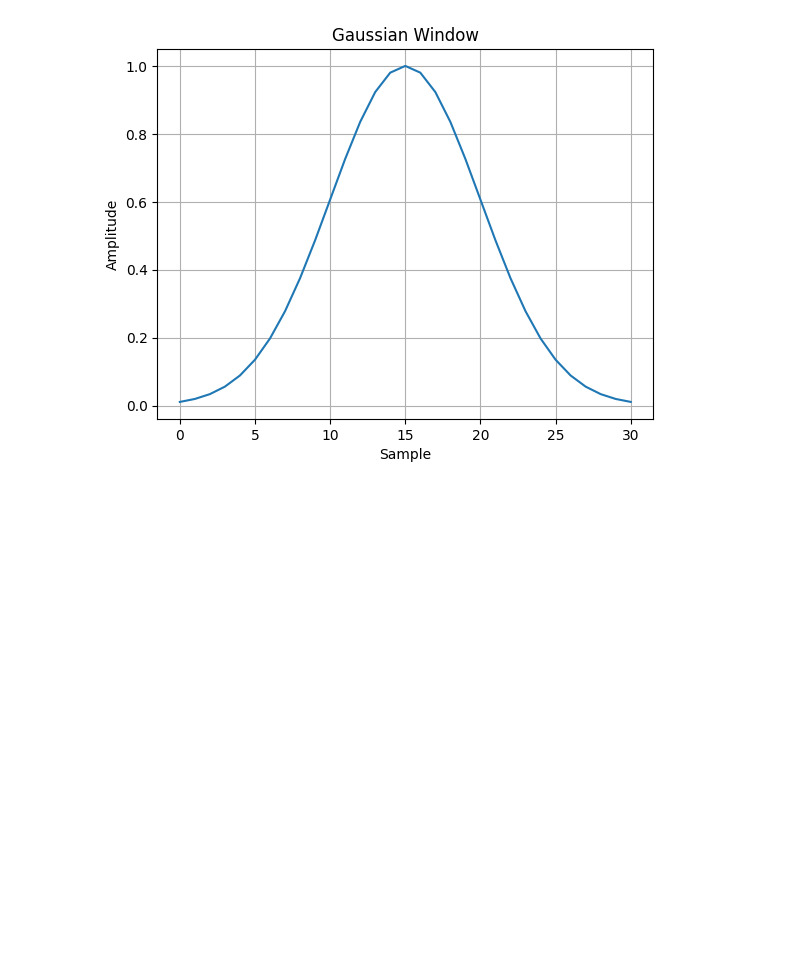
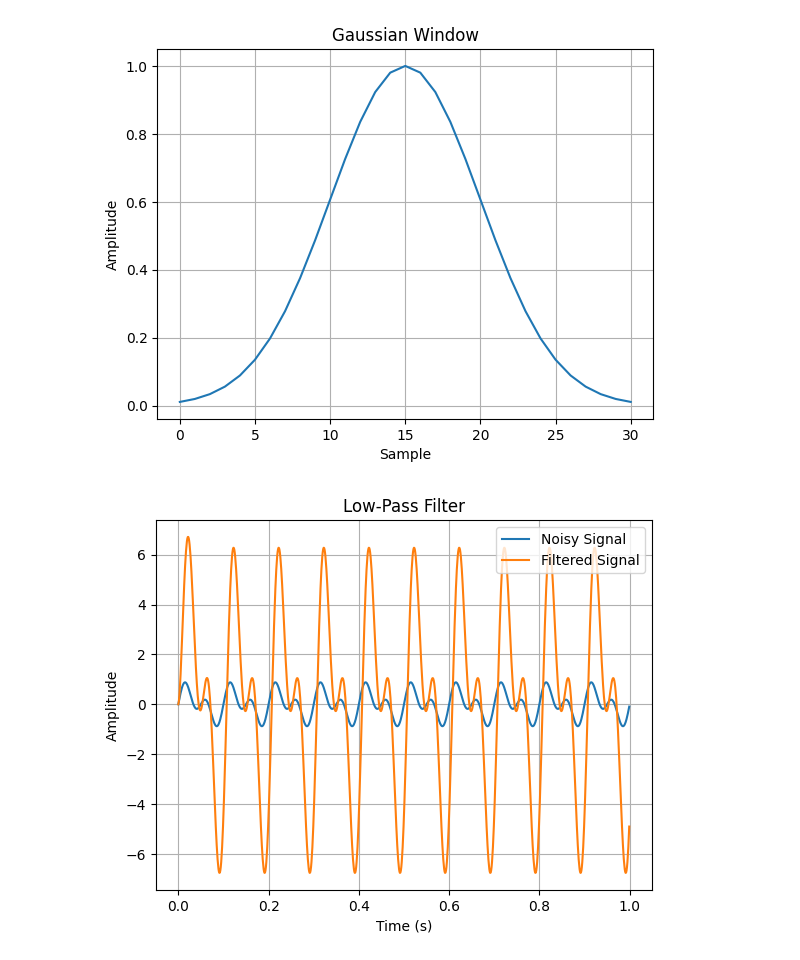
Before and after one commit to rvigneshwaran/datascience-implementations, a Jupyter notebook: 01-data-science-fundamentals/05-scipy-demonstration/08-signal-processing-scipy.ipynb, the cells around one changed output. Drawn from its saved outputs; the diff is of its cells as text; code cells hidden in the pictures; blank space fills up the shorter version.

Commit message:
Applying Lowpass , High Pass filters

```diff
--- a/01-data-science-fundamentals/05-scipy-demonstration/08-signal-processing-scipy.ipynb
+++ b/01-data-science-fundamentals/05-scipy-demonstration/08-signal-processing-scipy.ipynb
@@ -61,3 +61,18 @@ plt.grid(True)
 plt.show()
 # %% [output]
 [figure]
+# %%
+# Example 6: Applying a Low-Pass Filter
+t_signal = np.linspace(0, 1, 1000, endpoint=False)
+signal_noise = 0.5 * np.sin(2 * np.pi * 10 * t_signal) + 0.5 * np.sin(2 * np.pi * 20 * t_signal)
+signal_filtered = signal.lfilter([1], [1, -0.9], signal_noise)
+plt.plot(t_signal, signal_noise, label='Noisy Signal')
+plt.plot(t_signal, signal_filtered, label='Filtered Signal')
+plt.xlabel('Time (s)')
+plt.ylabel('Amplitude')
+plt.title('Low-Pass Filter')
+plt.legend()
+plt.grid(True)
+plt.show()
+# %% [output]
+[figure, added]
```
Also changed, not shown: parts of 2 cells of this notebook.
